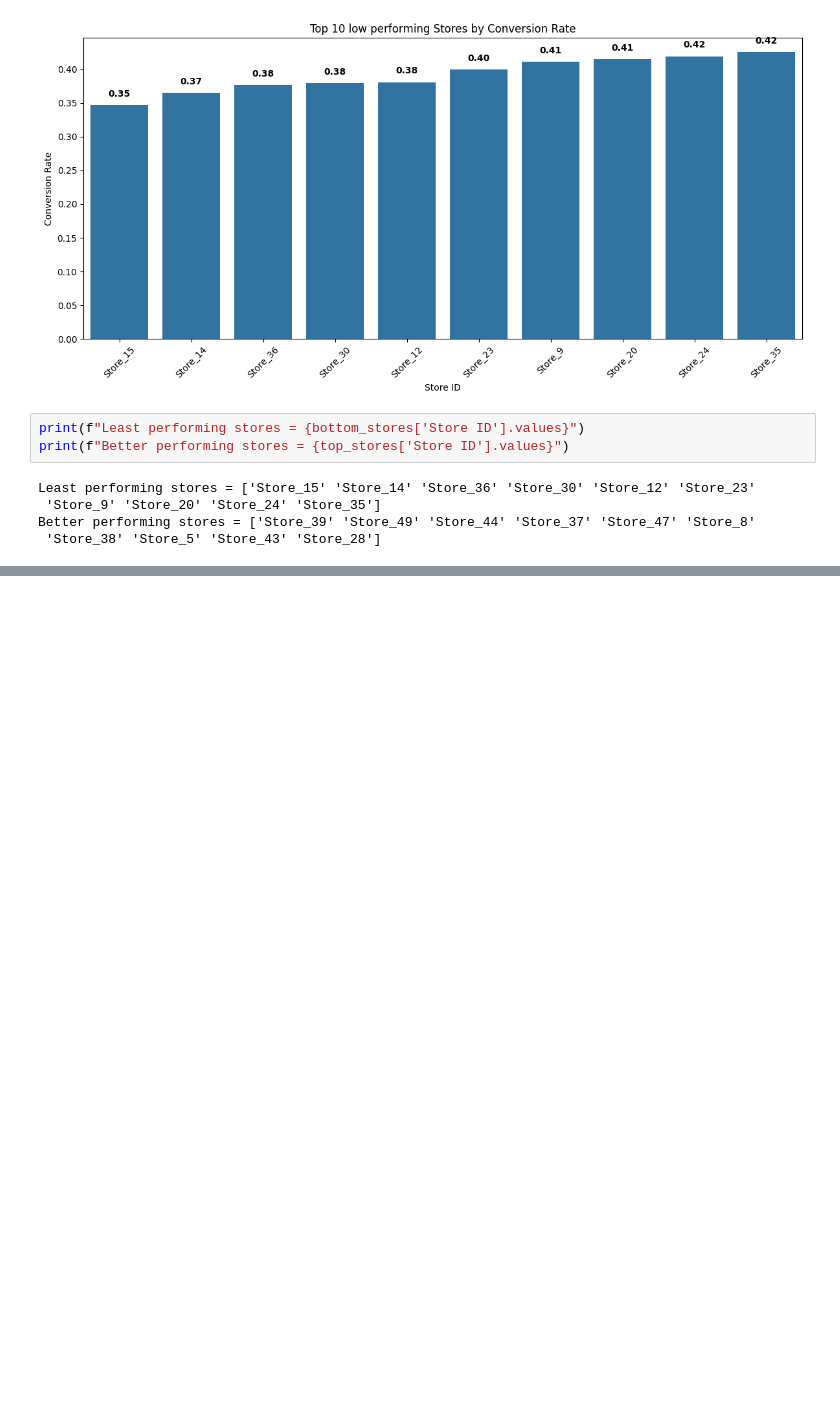
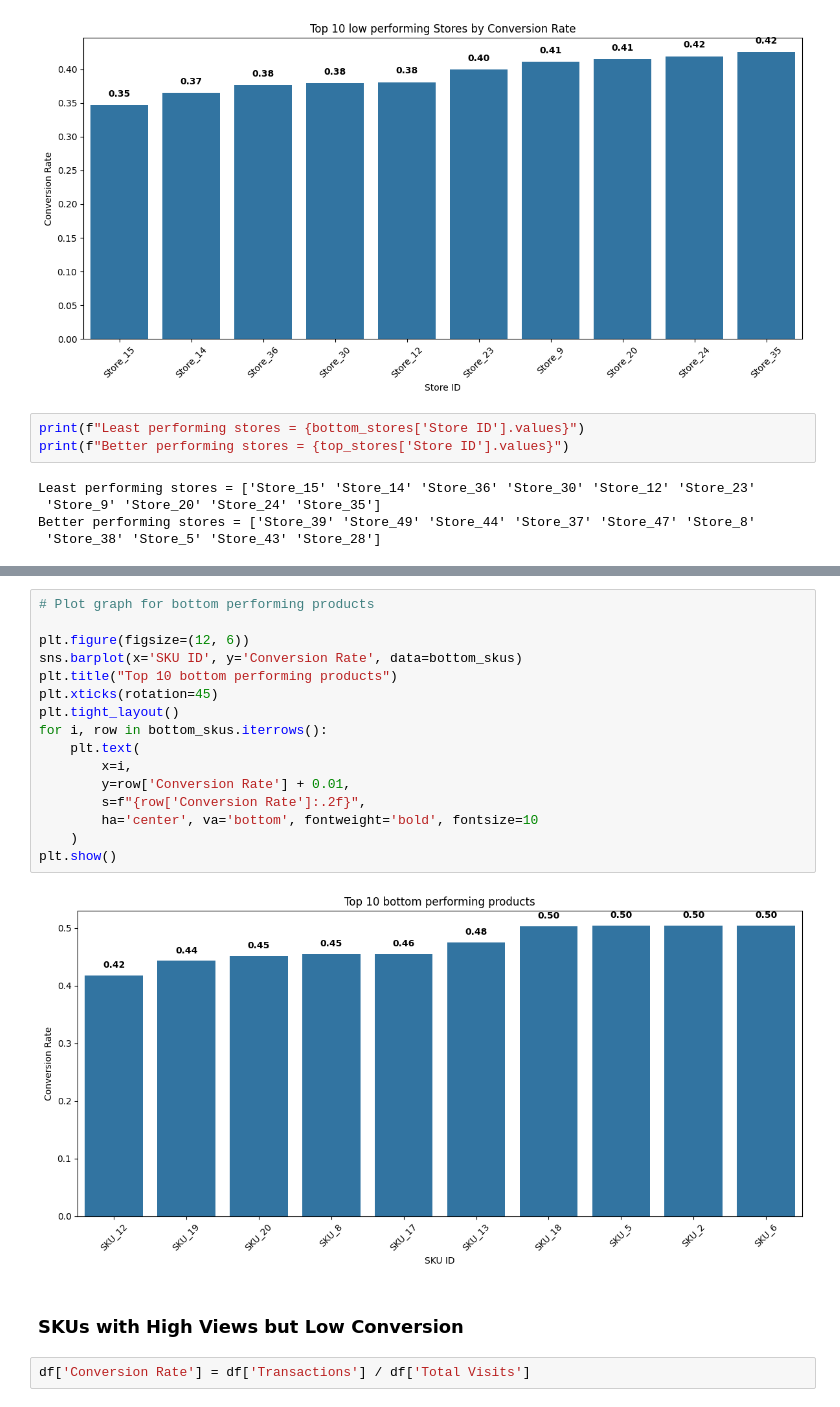
Before and after one commit to RaisunLakra/Store-Data-Conversion-Analysis, a Jupyter notebook: Notebook/Conversion_Analysis.ipynb, the cells around one changed output, grey strips where cells are left out. Cells and saved outputs as stored; diff of their text form; blank space fills up the shorter version.

```diff
--- a/Notebook/Conversion_Analysis.ipynb
+++ b/Notebook/Conversion_Analysis.ipynb
@@ -237,0 +294,22 @@ Better performing stores = ['Store_39' 'Store_49' 'Store_44' 'Store_37' 'Store_4
+# %%
+# Plot graph for bottom performing products
+
+plt.figure(figsize=(12, 6))
+sns.barplot(x='SKU ID', y='Conversion Rate', data=bottom_skus)
+plt.title("Top 10 bottom performing products")
+plt.xticks(rotation=45)
+plt.tight_layout()
+for i, row in bottom_skus.iterrows():
+    plt.text(
+        x=i,
+        y=row['Conversion Rate'] + 0.01,
+        s=f"{row['Conversion Rate']:.2f}",
+        ha='center', va='bottom', fontweight='bold', fontsize=10
+    )
+plt.show()
+# %% [output]
+[figure, added]
+# %% [markdown]
+### SKUs with High Views but Low Conversion
+# %%
+df['Conversion Rate'] = df['Transactions'] / df['Total Visits']
```
Also changed, not shown: parts of 10 cells of this notebook.
